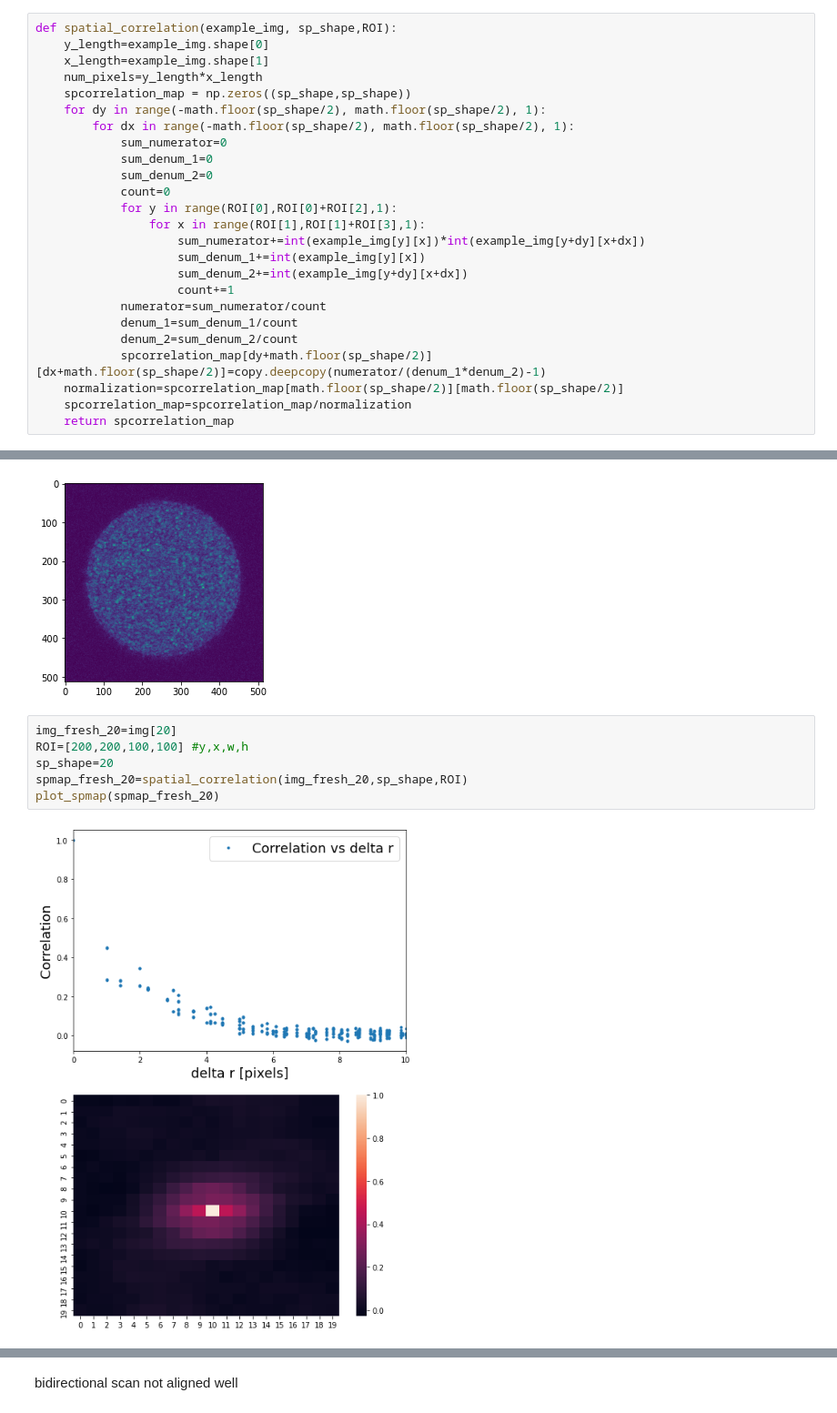
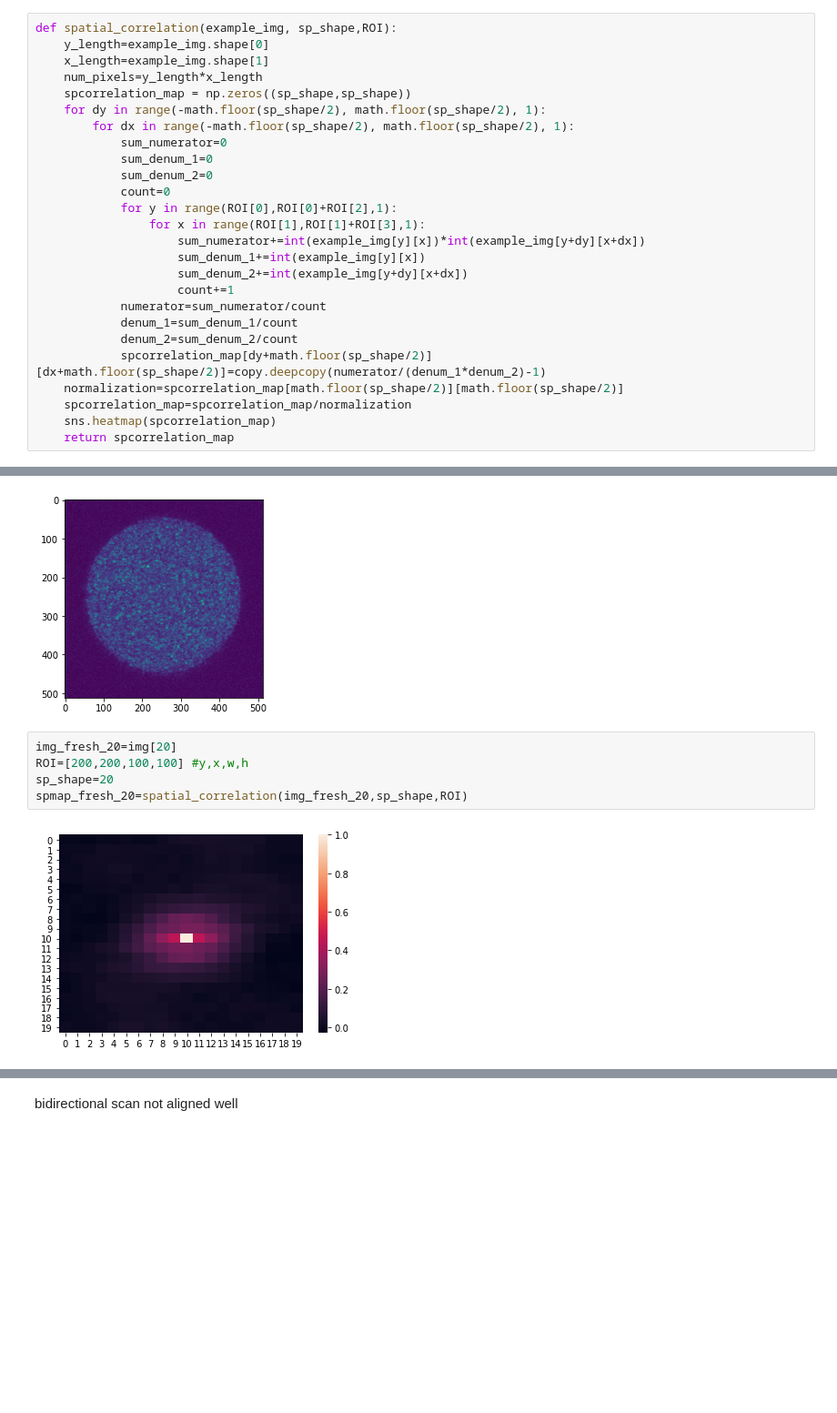
Before and after one commit to wwy-wwy-wwy/Speckle_project, a Jupyter notebook: Spatial autocorrelation.ipynb, the cells around one changed output, grey strips where cells are left out. Shown at 91% size. Cells and saved outputs as stored; diff of their text form; blank space fills up the shorter version.

```diff
--- a/Spatial autocorrelation.ipynb
+++ b/Spatial autocorrelation.ipynb
@@ -40,6 +40,7 @@ def spatial_correlation(example_img, sp_shape,ROI):
             spcorrelation_map[dy+math.floor(sp_shape/2)][dx+math.floor(sp_shape/2)]=copy.deepcopy(numerator/(denum_1*denum_2)-1)
     normalization=spcorrelation_map[math.floor(sp_shape/2)][math.floor(sp_shape/2)]
     spcorrelation_map=spcorrelation_map/normalization
+    sns.heatmap(spcorrelation_map)
     return spcorrelation_map
 # %%
 def plot_spmap(spcorrelation_map):
@@ -184,8 +253,7 @@ img=read_in_data(foldername,imgname)
 # %%
 img_fresh_20=img[20]
 ROI=[200,200,100,100] #y,x,w,h
 sp_shape=20
 spmap_fresh_20=spatial_correlation(img_fresh_20,sp_shape,ROI)
-plot_spmap(spmap_fresh_20)
 # %% [output]
-[figure, old version]
+[figure, new version]
```
Also changed, not shown: parts of 58 cells of this notebook, 4 other files.
